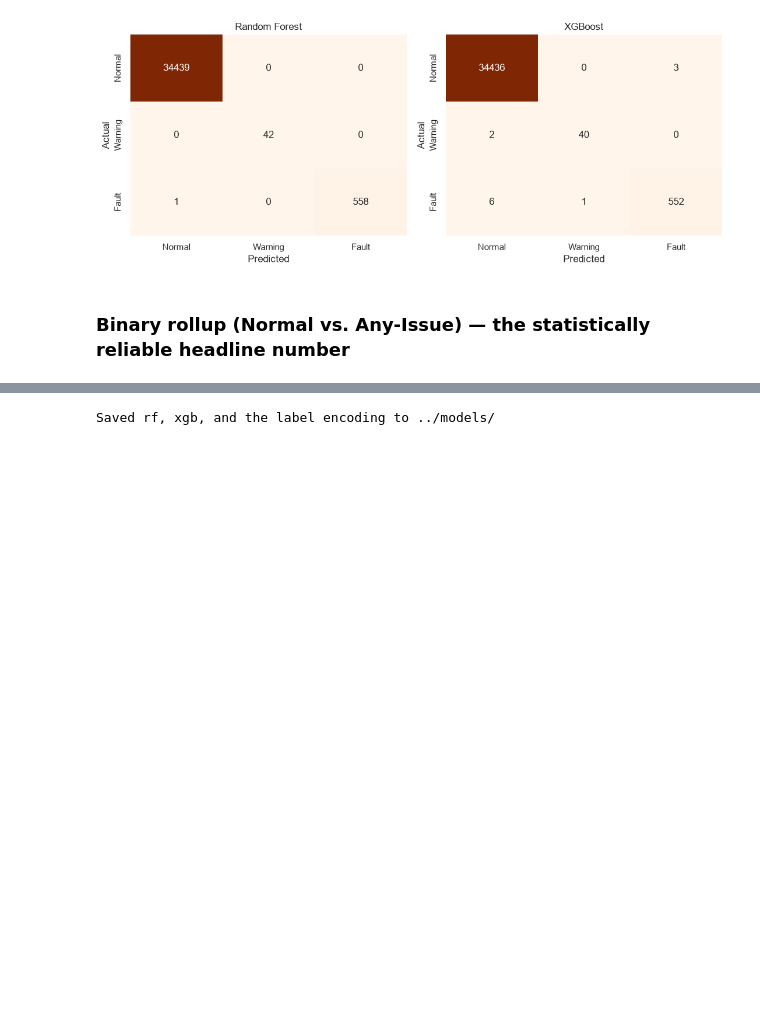
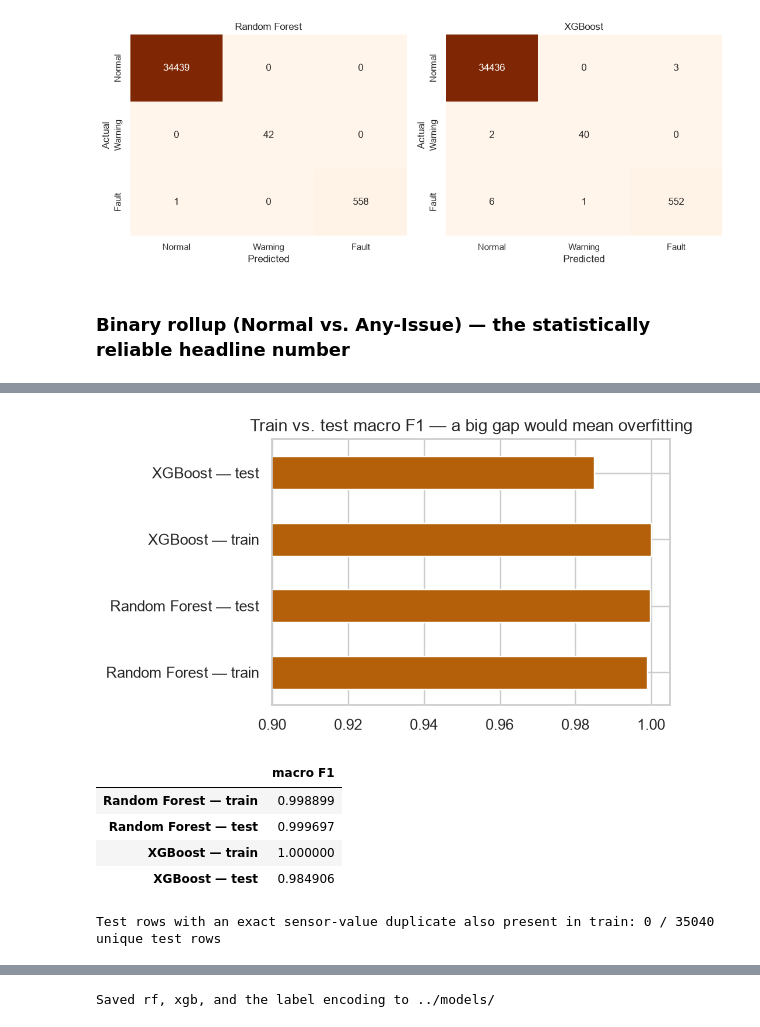
Before and after one commit to harshavardhanratnala-hvr/agentic-ai-vehicle-fault-diagnosis-and-repair-copilot, a Jupyter notebook: notebooks/02_baseline_classifier.ipynb, the cells around one changed output, grey strips where cells are left out. Cells and saved outputs as stored; diff of their text form; code cells hidden in the pictures; blank space fills up the shorter version.

```diff
--- a/notebooks/02_baseline_classifier.ipynb
+++ b/notebooks/02_baseline_classifier.ipynb
@@ -229,0 +239,33 @@ pd.DataFrame(results).set_index("model").round(3)
+# %%
+rf_train_pred = rf.predict(X_train)
+xgb_train_pred = pd.Series(xgb.predict(X_train)).map(id_to_label).values
+
+train_test_comparison = pd.DataFrame({
+    "Random Forest — train": [f1_score(y_train, rf_train_pred, labels=CLASS_ORDER, average="macro")],
+    "Random Forest — test":  [f1_score(y_test, rf_pred, labels=CLASS_ORDER, average="macro")],
+    "XGBoost — train":       [f1_score(y_train, xgb_train_pred, labels=CLASS_ORDER, average="macro")],
+    "XGBoost — test":        [f1_score(y_test, xgb_pred, labels=CLASS_ORDER, average="macro")],
+}, index=["macro F1"]).T
+
+train_test_comparison.plot(kind="barh", legend=False, figsize=(6, 3.5), color="#B4600A")
+plt.xlim(0.9, 1.005)
+plt.title("Train vs. test macro F1 — a big gap would mean overfitting")
+plt.tight_layout()
+plt.show()
+train_test_comparison
+# %% [output]
+[figure, added]
+|  | macro F1 |
+| Random Forest — train | 0.998899 |
+| Random Forest — test | 0.999697 |
+| XGBoost — train | 1.000000 |
+| XGBoost — test | 0.984906 |
+# %%
+# Exact duplicate feature-vectors (all 10 sensor columns identical) shared between train and test.
+train_keys = train_df[SENSOR_COLS].drop_duplicates()
+test_keys = test_df[SENSOR_COLS].drop_duplicates()
+merged = test_keys.merge(train_keys, how="inner", on=SENSOR_COLS)
+
+print(f"Test rows with an exact sensor-value duplicate also present in train: {len(merged)} / {len(test_keys)} unique test rows")
+# %% [output]
+Test rows with an exact sensor-value duplicate also present in train: 0 / 35040 unique test rows
```
Also changed, not shown: parts of 8 cells of this notebook.
